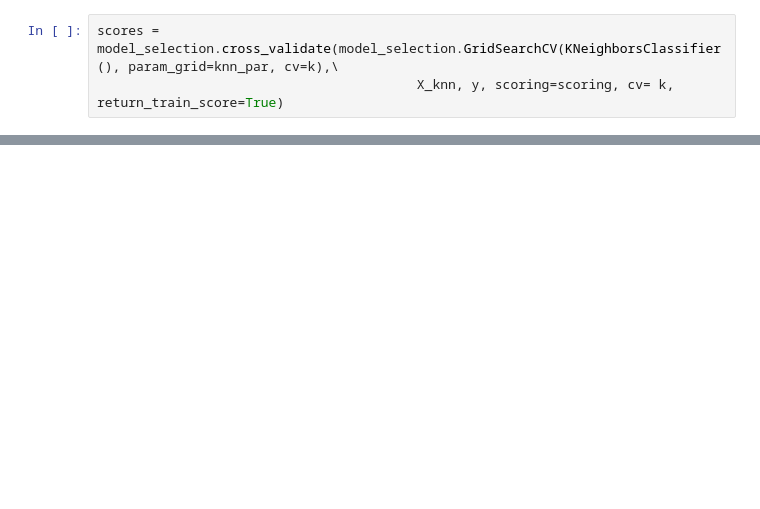
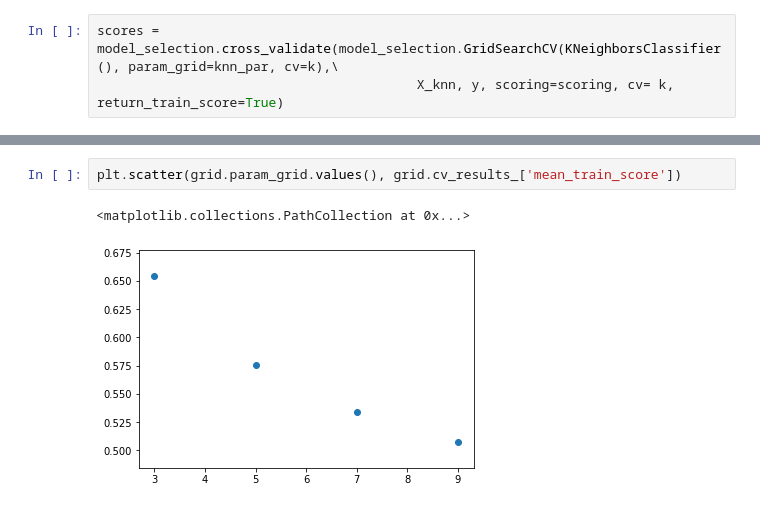
Before and after one commit to Vildana96/Projects, a Jupyter notebook: kNN.ipynb, the cells around one changed output, grey strips where cells are left out. Saved outputs shown, nothing was run; the diff lists cells and outputs as text; blank space fills up the shorter version.

```diff
--- a/kNN.ipynb
+++ b/kNN.ipynb
@@ -73,0 +190,5 @@ c
+# %%
+plt.scatter(grid.param_grid.values(), grid.cv_results_['mean_train_score'])
+# %% [output]
+<matplotlib.collections.PathCollection at 0x...>
+[figure, added]
```
Also changed, not shown: parts of 43 cells of this notebook.
